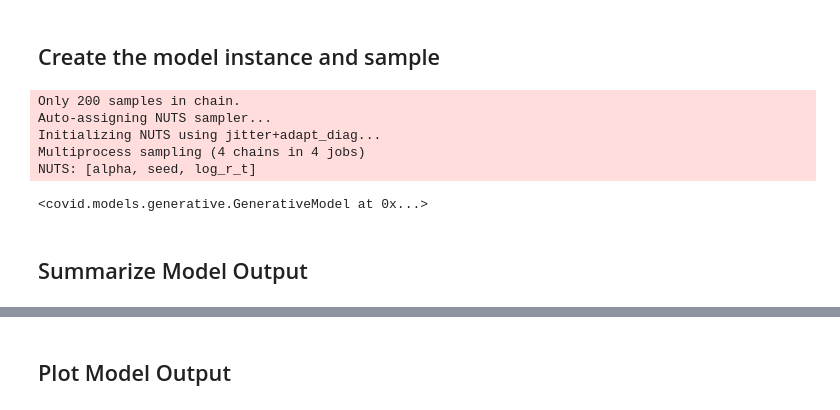
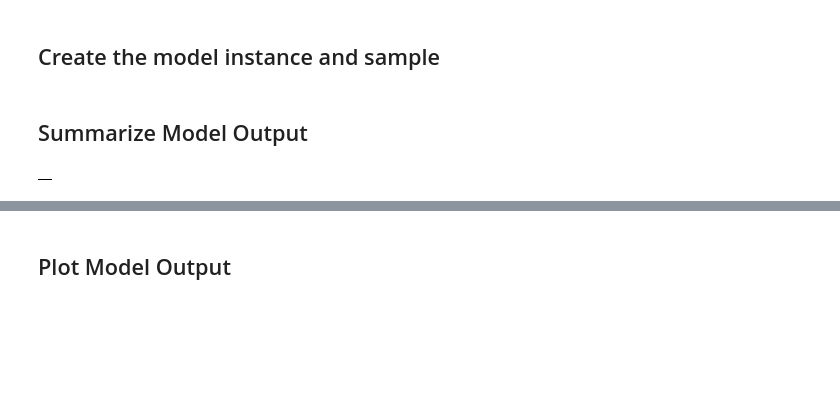
Before and after one commit to heerden/covid-model, a Jupyter notebook: rtlive-model-za.ipynb, the cells around one changed output, grey strips where cells are left out. Saved outputs shown, nothing was run; the diff lists cells and outputs as text; code cells hidden in the pictures; blank space fills up the shorter version.

```diff
--- a/rtlive-model-za.ipynb
+++ b/rtlive-model-za.ipynb
@@ -24,3 +33,5 @@ Change paramter to **False** when running on your own local machine, but do not
+# %%
+us_run = False
 # %%
 remote_run = False
 # %% [markdown]
@@ -52,16 +56,15 @@ model_data.tail()
 # %% [markdown]
 ## Create the model instance and sample
 # %%
-gm = GenerativeModel(region, model_data)
-gm.sample()
+if us_run:
+    gm = GenerativeModel(region, model_data)
+    gm.sample()
-# %% [output]
-Only 200 samples in chain.
-Auto-assigning NUTS sampler...
-Initializing NUTS using jitter+adapt_diag...
-Multiprocess sampling (4 chains in 4 jobs)
-NUTS: [alpha, seed, log_r_t]
-<covid.models.generative.GenerativeModel at 0x...>
 # %% [markdown]
 ## Summarize Model Output
 # %%
-result = summarize_inference_data(gm.inference_data)
+result = pd.DataFrame()
+if us_run:
+    result = summarize_inference_data(gm.inference_data)
+result.tail(10)
+# %% [output]
+|  |
```
Also changed, not shown: parts of 32 cells of this notebook.
